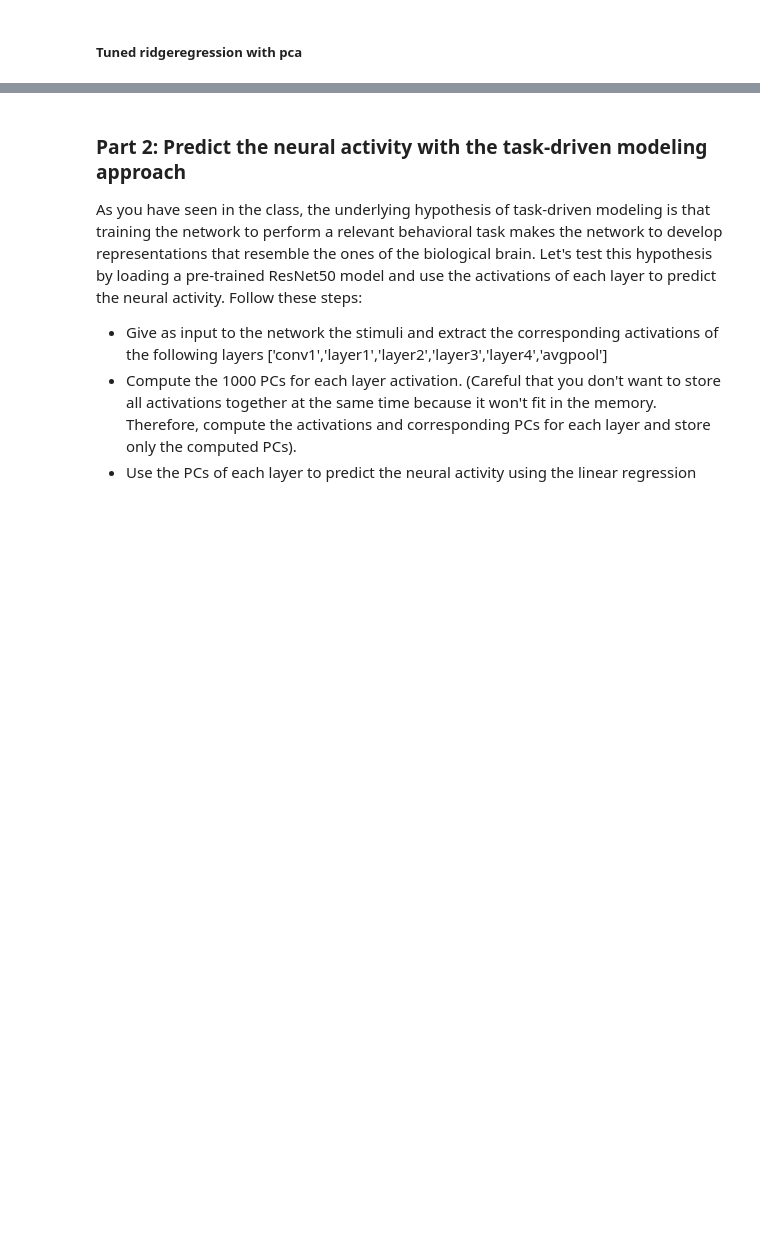
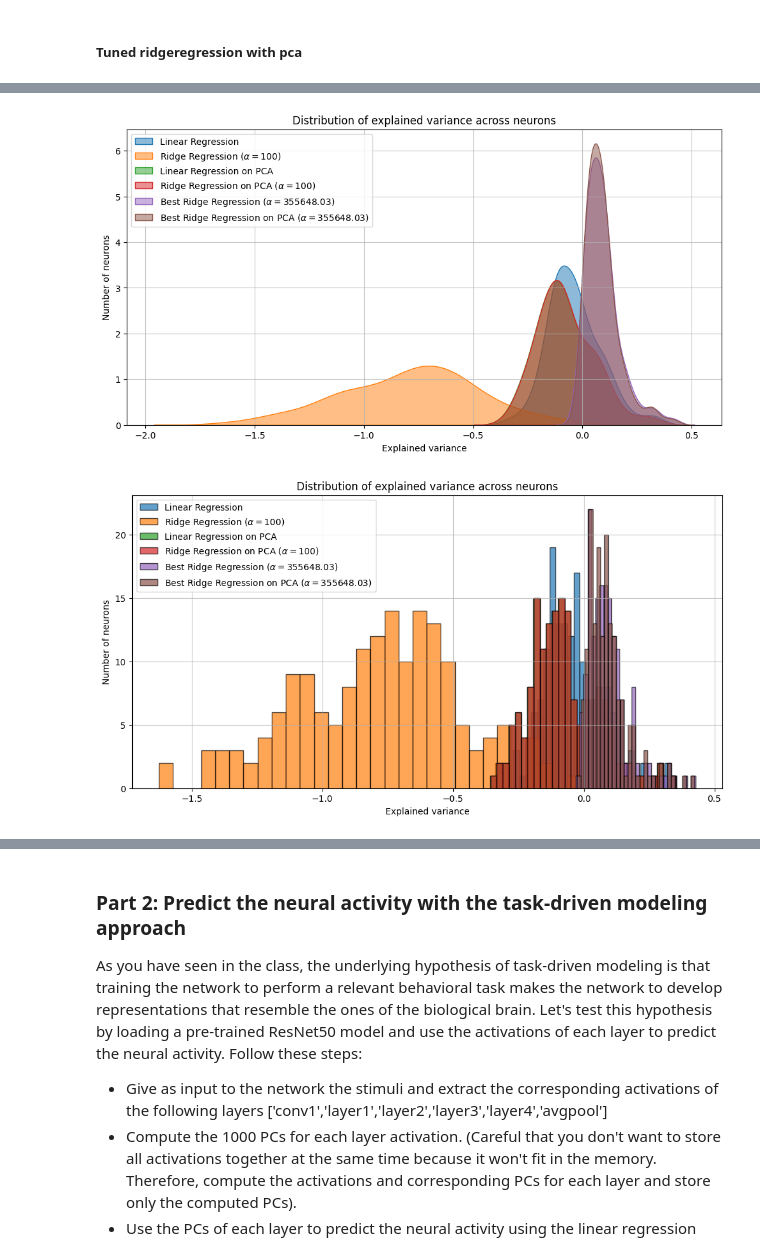
Before and after one commit to nieldab7/NX-414-Project, a Jupyter notebook: week6.ipynb, the cells around one changed output, grey strips where cells are left out. Cells and saved outputs as stored; diff of their text form; code cells hidden in the pictures; blank space fills up the shorter version.

```diff
--- a/week6.ipynb
+++ b/week6.ipynb
@@ -348,0 +385,9 @@ print("Mean explained variance: {:.4f}".format(mean_ev_best_ridge_pca))
+# %%
+# Compare all models
+plot_ev_distributions([ev_linear, ev_ridge, ev_linear_pca, ev_ridge_pca, ev_best_ridge, ev_best_ridge_pca],
+                      [model_linear, model_ridge, model_linear_pca, model_ridge_pca, model_best_ridge, model_best_ridge_pca], kde=True)
+plot_ev_distributions([ev_linear, ev_ridge, ev_linear_pca, ev_ridge_pca, ev_best_ridge, ev_best_ridge_pca],
+                      [model_linear, model_ridge, model_linear_pca, model_ridge_pca, model_best_ridge, model_best_ridge_pca], kde=False)
+# %% [output]
+[figure, added]
+[figure, added]
```
Also changed, not shown: parts of 10 cells of this notebook.
